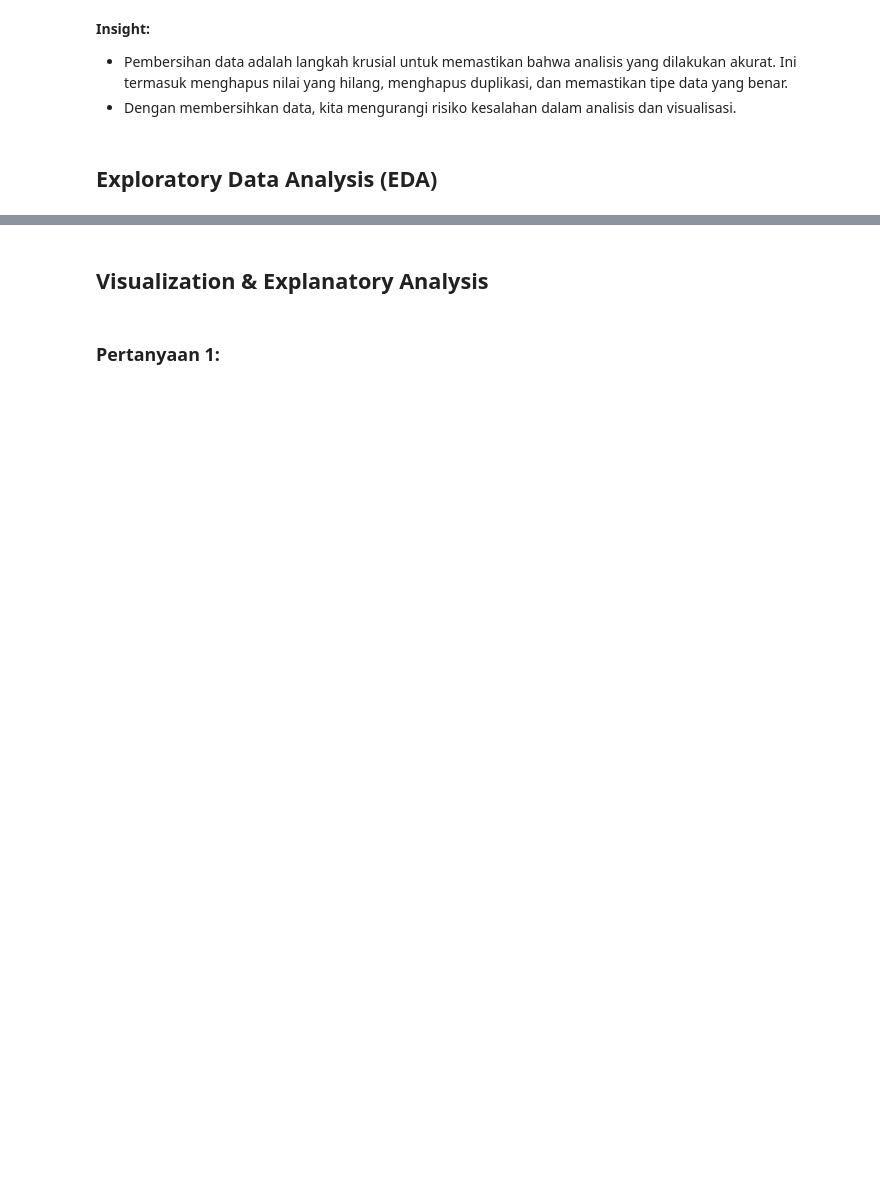
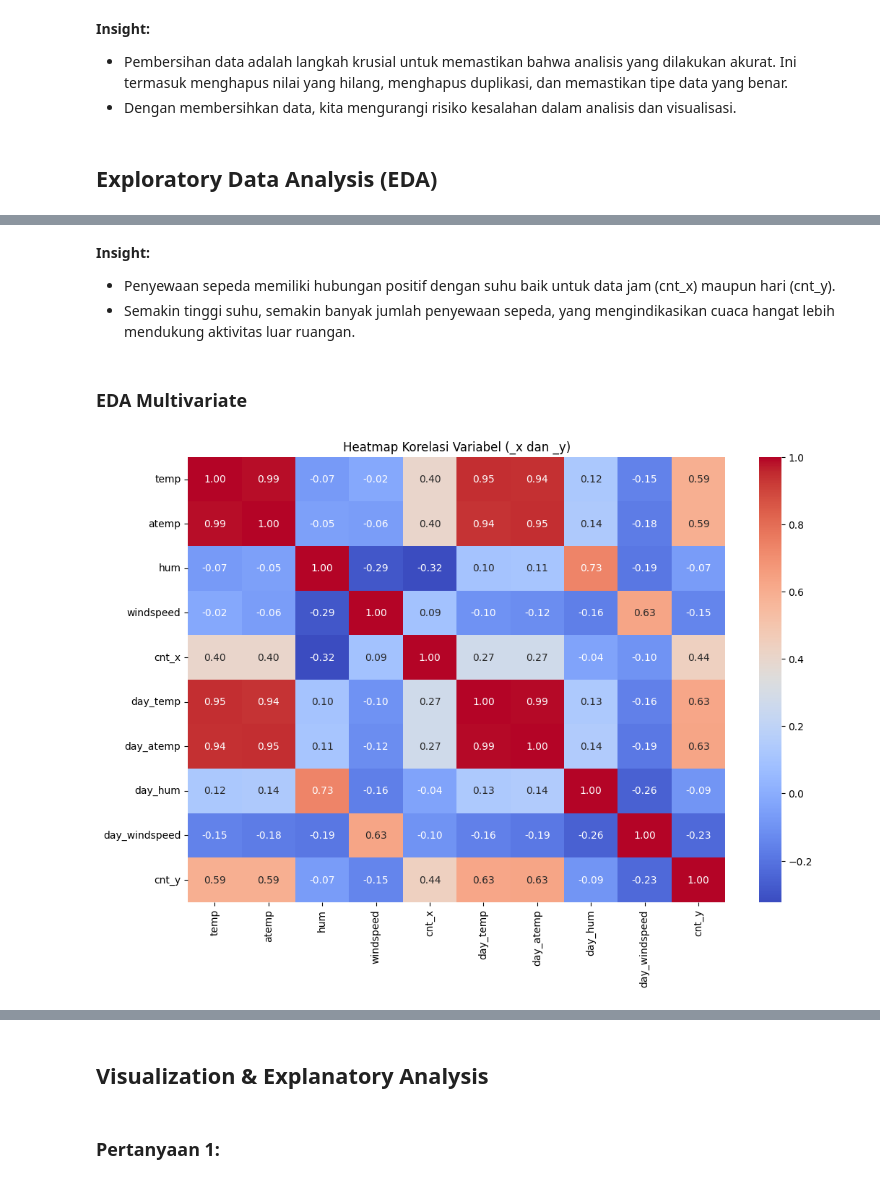
Before and after one commit to aatiquns/ml-dicoding-submission-bike, a Jupyter notebook: notebook.ipynb, the cells around one changed output, grey strips where cells are left out. Cells and saved outputs as stored; diff of their text form; code cells hidden in the pictures; blank space fills up the shorter version.

```diff
--- a/notebook.ipynb
+++ b/notebook.ipynb
@@ -138,0 +185,17 @@ std     1544.953518   1917.376947
+# %% [markdown]
+**Insight:**
+
+- Penyewaan sepeda memiliki hubungan positif dengan suhu baik untuk data jam (cnt_x) maupun hari (cnt_y).
+- Semakin tinggi suhu, semakin banyak jumlah penyewaan sepeda, yang mengindikasikan cuaca hangat lebih mendukung aktivitas luar ruangan.
+# %% [markdown]
+### EDA Multivariate
+# %%
+# Korelasi antar variabel untuk data jam dan hari
+corr_data = main_data[['temp', 'atemp', 'hum', 'windspeed', 'cnt_x', 'day_temp', 'day_atemp', 'day_hum', 'day_windspeed', 'cnt_y']]
+
+plt.figure(figsize=(12, 8))
+sns.heatmap(corr_data.corr(), annot=True, cmap='coolwarm', fmt='.2f')
+plt.title('Heatmap Korelasi Variabel (_x dan _y)')
+plt.show()
+# %% [output]
+[figure, added]
```
Also changed, not shown: parts of 40 cells of this notebook, 1 other file.
